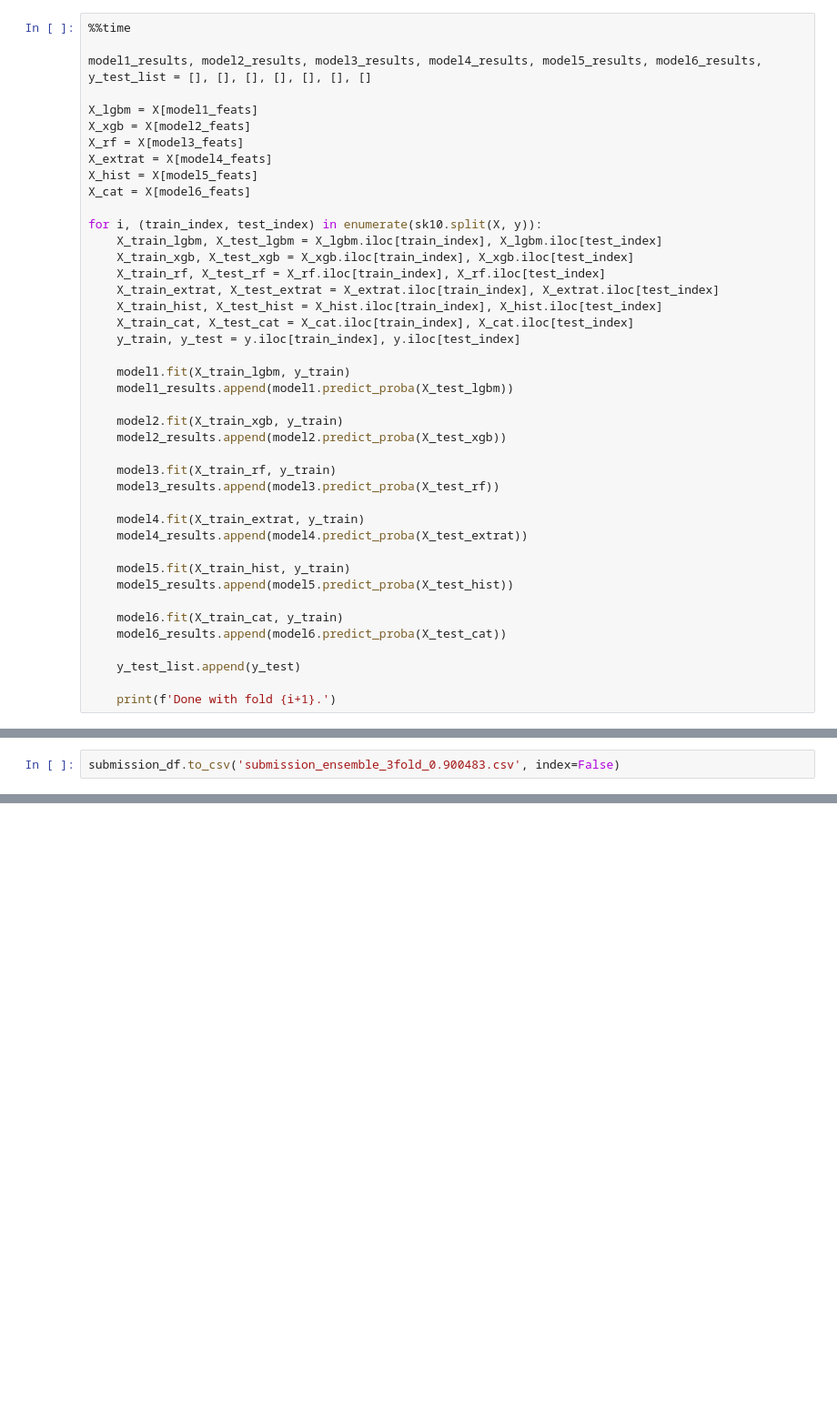
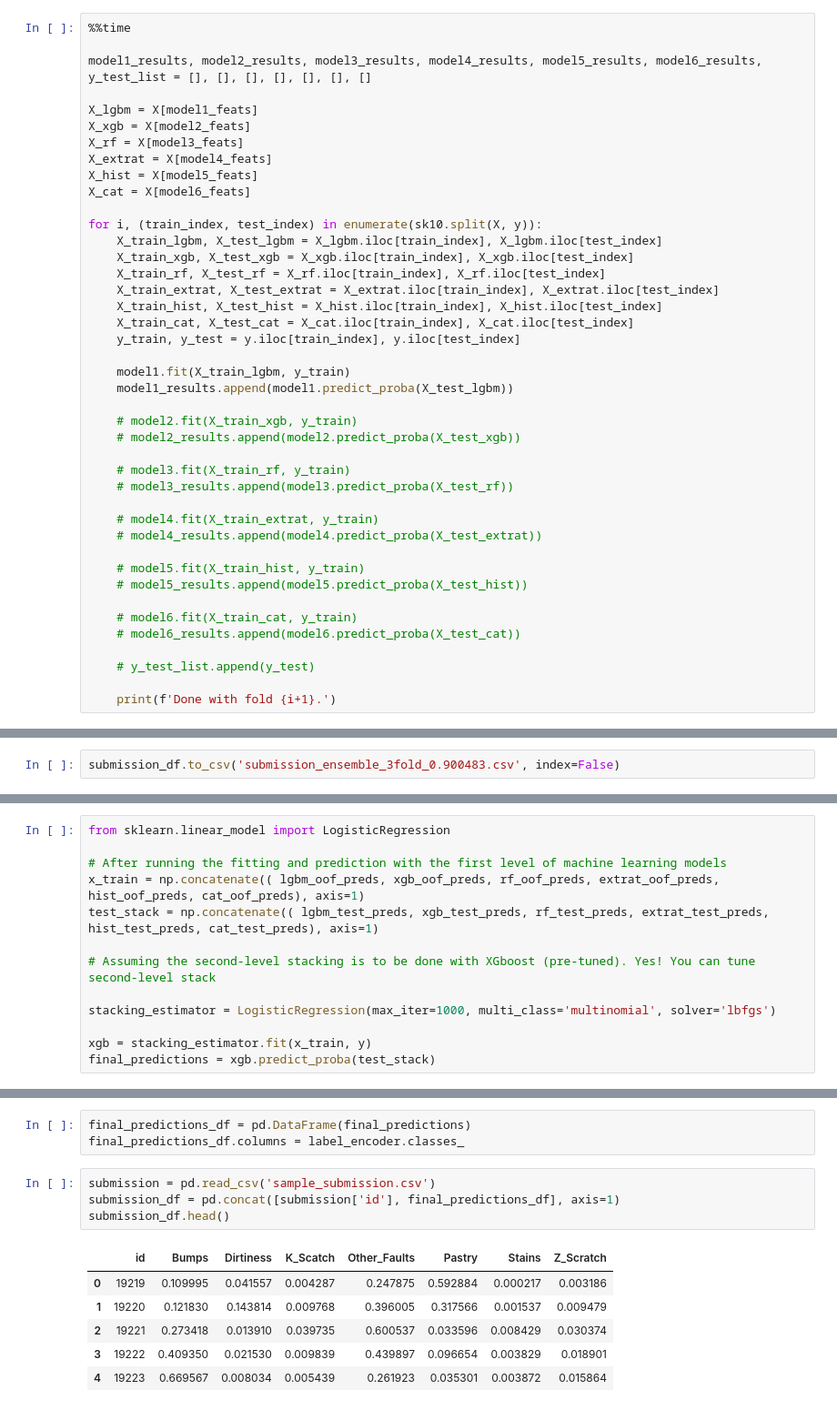
Before and after one commit to hardboyvino/kaggle_competition, a Jupyter notebook: playground_4.3/models.ipynb, the cells around one changed output, grey strips where cells are left out. Shown at 91% size. Cells and saved outputs as stored; diff of their text form; blank space fills up the shorter version.

Commit message:
Add stacking functions

```diff
--- a/playground_4.3/models.ipynb
+++ b/playground_4.3/models.ipynb
@@ -948,22 +684,22 @@ for i, (train_index, test_index) in enumerate(sk10.split(X, y)):
     model1.fit(X_train_lgbm, y_train)
     model1_results.append(model1.predict_proba(X_test_lgbm))
 
-    model2.fit(X_train_xgb, y_train)
-    model2_results.append(model2.predict_proba(X_test_xgb))
+    # model2.fit(X_train_xgb, y_train)
+    # model2_results.append(model2.predict_proba(X_test_xgb))
 
-    model3.fit(X_train_rf, y_train)
-    model3_results.append(model3.predict_proba(X_test_rf))
+    # model3.fit(X_train_rf, y_train)
+    # model3_results.append(model3.predict_proba(X_test_rf))
 
-    model4.fit(X_train_extrat, y_train)
-    model4_results.append(model4.predict_proba(X_test_extrat))
+    # model4.fit(X_train_extrat, y_train)
+    # model4_results.append(model4.predict_proba(X_test_extrat))
 
-    model5.fit(X_train_hist, y_train)
-    model5_results.append(model5.predict_proba(X_test_hist))
+    # model5.fit(X_train_hist, y_train)
+    # model5_results.append(model5.predict_proba(X_test_hist))
 
-    model6.fit(X_train_cat, y_train)
-    model6_results.append(model6.predict_proba(X_test_cat))
+    # model6.fit(X_train_cat, y_train)
+    # model6_results.append(model6.predict_proba(X_test_cat))
 
-    y_test_list.append(y_test)
+    # y_test_list.append(y_test)
 
     print(f'Done with fold {i+1}.')
 # %% [output]
@@ -1079,0 +1066,13 @@ submission_df.to_csv('submission_ensemble_3fold_0.900483.csv', index=False)
+# %%
+from sklearn.linear_model import LogisticRegression
+
+# After running the fitting and prediction with the first level of machine learning models
+x_train = np.concatenate(( lgbm_oof_preds, xgb_oof_preds, rf_oof_preds, extrat_oof_preds, hist_oof_preds, cat_oof_preds), axis=1)
+test_stack = np.concatenate(( lgbm_test_preds, xgb_test_preds, rf_test_preds, extrat_test_preds, hist_test_preds, cat_test_preds), axis=1)
+
+# Assuming the second-level stacking is to be done with XGboost (pre-tuned). Yes! You can tune second-level stack
+
+stacking_estimator = LogisticRegression(max_iter=1000, multi_class='multinomial', solver='lbfgs')
+
+xgb = stacking_estimator.fit(x_train, y)
+final_predictions = xgb.predict_proba(test_stack)
@@ -1079,0 +1111,14 @@ submission_df.to_csv('submission_ensemble_3fold_0.900483.csv', index=False)
+# %%
+final_predictions_df = pd.DataFrame(final_predictions)
+final_predictions_df.columns = label_encoder.classes_
+# %%
+submission = pd.read_csv('sample_submission.csv')
+submission_df = pd.concat([submission['id'], final_predictions_df], axis=1)
+submission_df.head()
+# %% [output]
+|  | id | Bumps | Dirtiness | K_Scatch | Other_Faults | Pastry | Stains | Z_Scratch |
+| 0 | 19219 | 0.109995 | 0.041557 | 0.004287 | 0.247875 | 0.592884 | 0.000217 | 0.003186 |
+| 1 | 19220 | 0.121830 | 0.143814 | 0.009768 | 0.396005 | 0.317566 | 0.001537 | 0.009479 |
+| 2 | 19221 | 0.273418 | 0.013910 | 0.039735 | 0.600537 | 0.033596 | 0.008429 | 0.030374 |
+| 3 | 19222 | 0.409350 | 0.021530 | 0.009839 | 0.439897 | 0.096654 | 0.003829 | 0.018901 |
+| 4 | 19223 | 0.669567 | 0.008034 | 0.005439 | 0.261923 | 0.035301 | 0.003872 | 0.015864 |
```
Also changed, not shown: parts of 30 cells of this notebook.
